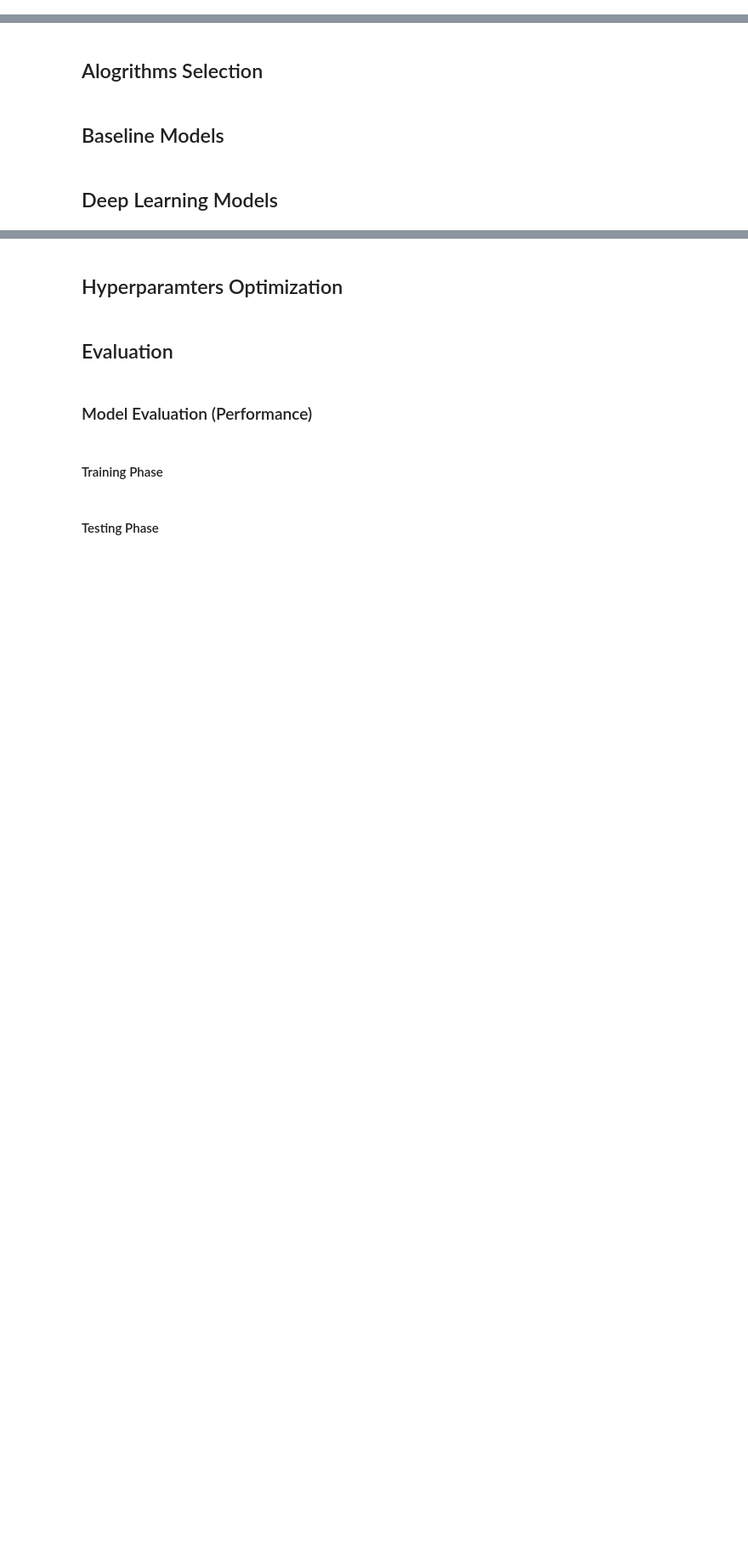
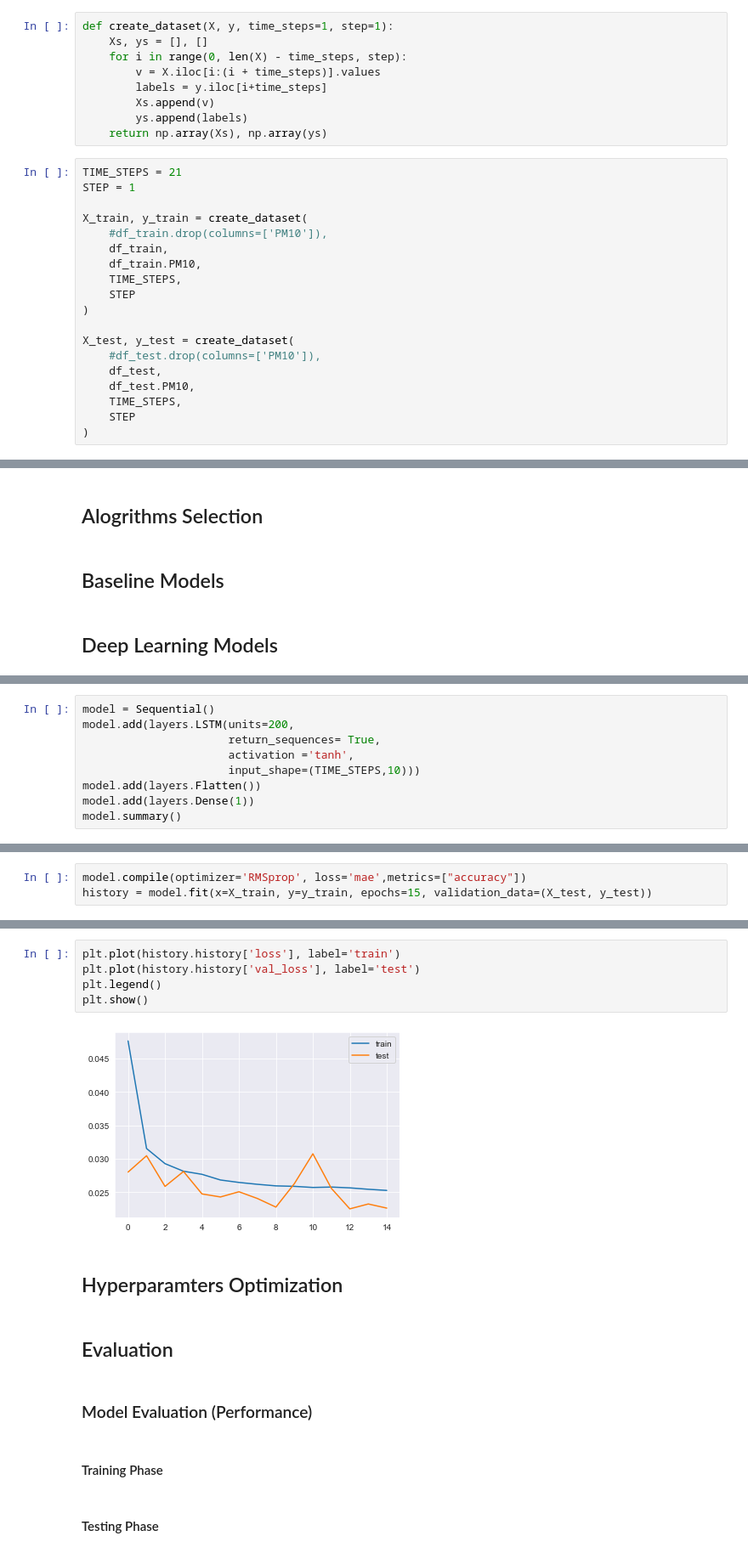
Before and after one commit to SvetiB/AirQualityStuttgart, a Jupyter notebook: AirQualityStuttgartModelingSveti.ipynb, the cells around one changed output, grey strips where cells are left out. Shown at 85% size. Drawn from its saved outputs; the diff is of its cells as text; blank space fills up the shorter version.

Commit message:
Modeling

```diff
--- a/AirQualityStuttgartModelingSveti.ipynb
+++ b/AirQualityStuttgartModelingSveti.ipynb
@@ -52,0 +228,28 @@ Definition of Sampling Rates
+# %%
+def create_dataset(X, y, time_steps=1, step=1):
+    Xs, ys = [], []
+    for i in range(0, len(X) - time_steps, step):
+        v = X.iloc[i:(i + time_steps)].values
+        labels = y.iloc[i+time_steps]
+        Xs.append(v)
+        ys.append(labels)
+    return np.array(Xs), np.array(ys)
+# %%
+TIME_STEPS = 21
+STEP = 1
+
+X_train, y_train = create_dataset(
+    #df_train.drop(columns=['PM10']),
+    df_train,
+    df_train.PM10,
+    TIME_STEPS,
+    STEP
+)
+
+X_test, y_test = create_dataset(
+    #df_test.drop(columns=['PM10']),
+    df_test,
+    df_test.PM10,
+    TIME_STEPS,
+    STEP
+)
@@ -58,0 +362,9 @@ Definition of Sampling Rates
+# %%
+model = Sequential()
+model.add(layers.LSTM(units=200,
+                      return_sequences= True,
+                      activation ='tanh',
+                      input_shape=(TIME_STEPS,10)))
+model.add(layers.Flatten())
+model.add(layers.Dense(1))
+model.summary()
@@ -58,0 +406,3 @@ Definition of Sampling Rates
+# %%
+model.compile(optimizer='RMSprop', loss='mae',metrics=["accuracy"])
+history = model.fit(x=X_train, y=y_train, epochs=15, validation_data=(X_test, y_test))
@@ -59,3 +427,10 @@ Definition of Sampling Rates
+# %%
+plt.plot(history.history['loss'], label='train')
+plt.plot(history.history['val_loss'], label='test')
+plt.legend()
+plt.show()
+# %% [output]
+[figure, added]
 # %% [markdown]
 ## Hyperparamters Optimization
 # %% [markdown]
```
Also changed, not shown: parts of 47 cells of this notebook.
